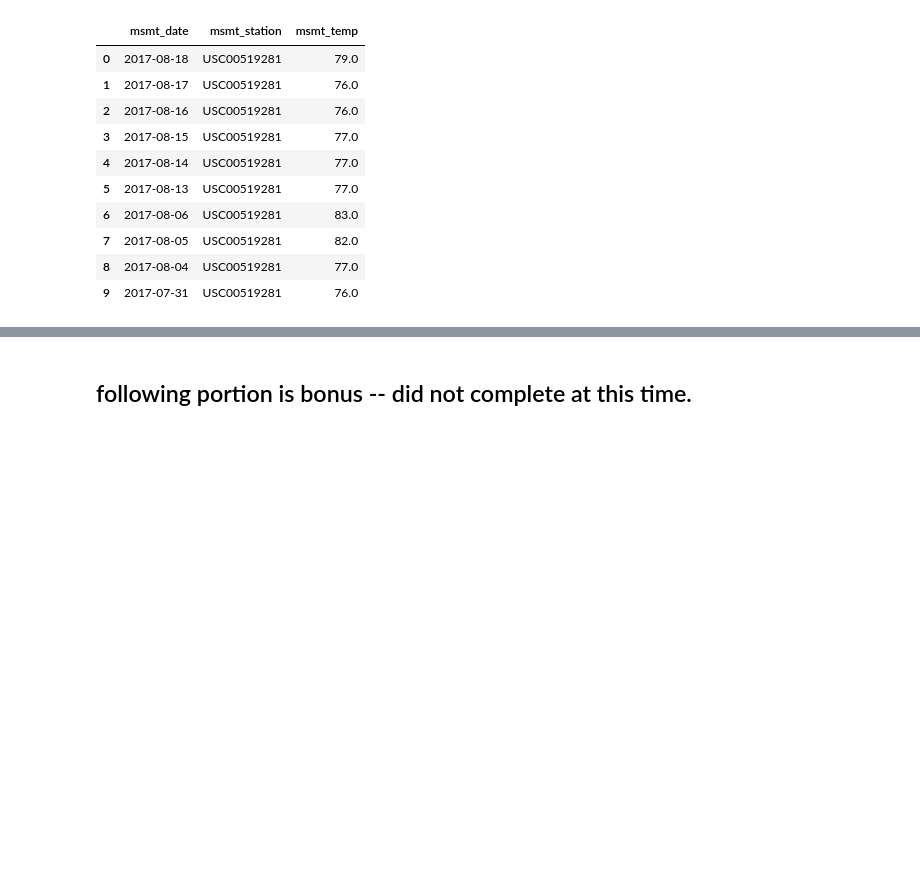
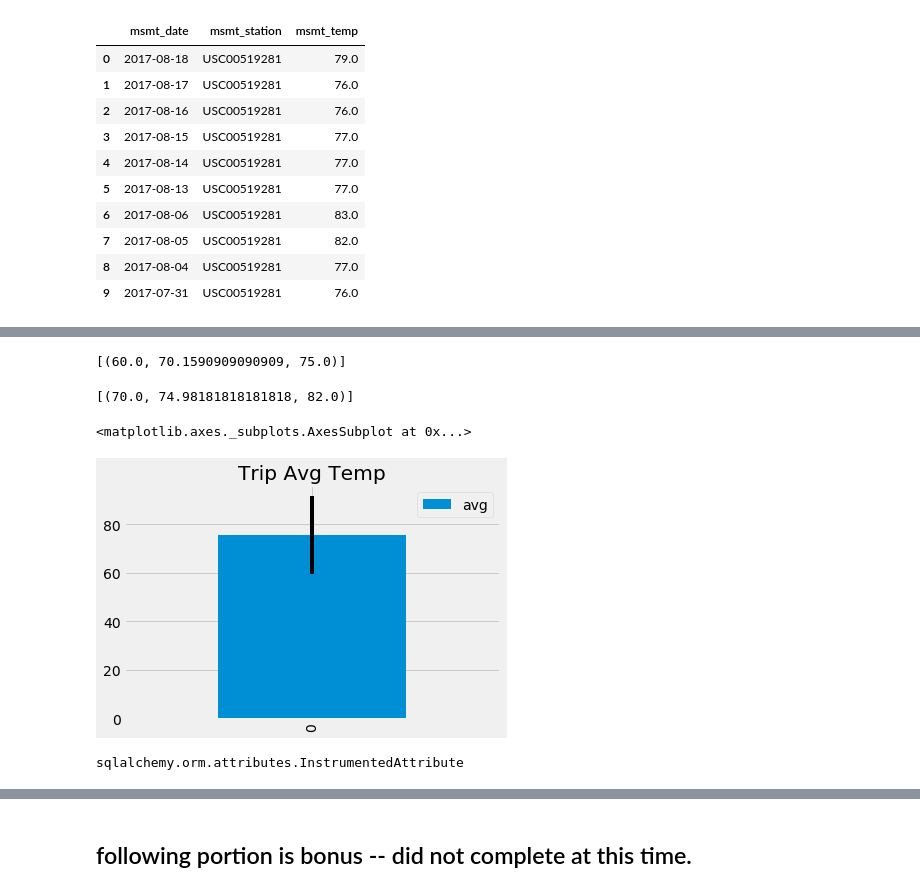
Before and after one commit to ellenguerrero/UT_Boot_HW, a Jupyter notebook: Unit 11 - Advanced Data Storage and Retrieval/Instructions/climate_starter.ipynb, the cells around one changed output, grey strips where cells are left out. Drawn from its saved outputs; the diff is of its cells as text; code cells hidden in the pictures; blank space fills up the shorter version.

```diff
--- a/Unit 11 - Advanced Data Storage and Retrieval/Instructions/climate_starter.ipynb
+++ b/Unit 11 - Advanced Data Storage and Retrieval/Instructions/climate_starter.ipynb
@@ -255,2 +256,50 @@ plt.show
 # %% [markdown]
 ![precipitation](Images/station-histogram.png)
+# %%
+# This function called `calc_temps` will accept start date and end date in the format '%Y-%m-%d'
+# and return the minimum, average, and maximum temperatures for that range of dates
+def calc_temps(start_date, end_date):
+    """TMIN, TAVG, and TMAX for a list of dates.
+
+    Args:
+        start_date (string): A date string in the format %Y-%m-%d
+        end_date (string): A date string in the format %Y-%m-%d
+
+    Returns:
+        TMIN, TAVE, and TMAX
+    """
+
+    return session.query(func.min(Measurement.tobs), func.avg(Measurement.tobs), func.max(Measurement.tobs)).\
+        filter(Measurement.date >= start_date).filter(Measurement.date <= end_date).all()
+
+# function usage example
+print(calc_temps('2013-02-28', '2013-03-05'))
+# %% [output]
+[(60.0, 70.1590909090909, 75.0)]
+# %%
+# Use your previous function `calc_temps` to calculate the tmin, tavg, and tmax
+# for your trip using the previous year's data for those same dates.
+
+print(calc_temps('2012-07-04', '2012-07-18'))
+# %% [output]
+[(70.0, 74.98181818181818, 82.0)]
+# %%
+# Plot the results from your previous query as a bar chart.
+# Use "Trip Avg Temp" as your Title
+# Use the average temperature for the y value
+# Use the peak-to-peak (tmax-tmin) value as the y error bar (yerr)
+
+
+trip_df=pd.DataFrame(calc_temps('2013-07-04', '2013-07-18'), columns=["min", "avg", "max"])
+trip_df.head(10)
+
+yer=trip_df['max']-trip_df['min']
+
+trip_df.plot(y='avg', kind='bar', title="Trip Avg Temp", yerr=yer)
+# %% [output]
+<matplotlib.axes._subplots.AxesSubplot at 0x...>
+[figure, added]
+# %%
+type(Measurement.date)
+# %% [output]
+sqlalchemy.orm.attributes.InstrumentedAttribute
```
Also changed, not shown: parts of 11 cells of this notebook, 1 other file.
